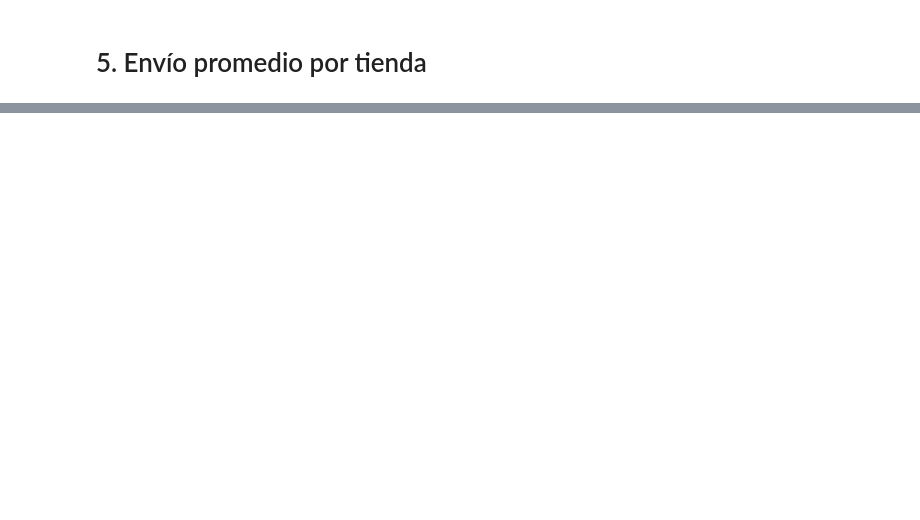
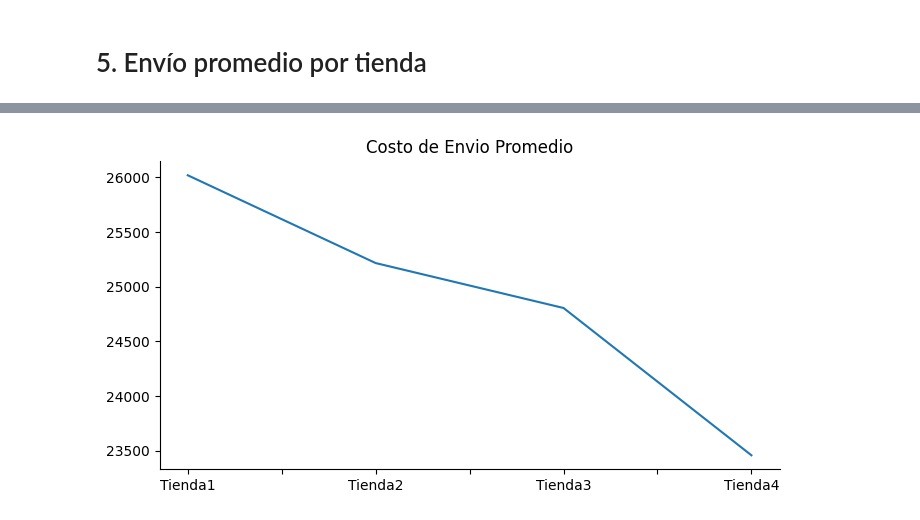
Before and after one commit to Yaaxek/Alura_Store, a Jupyter notebook: AluraStoreLatam.ipynb, the cells around one changed output, grey strips where cells are left out. Drawn from its saved outputs; the diff is of its cells as text; code cells hidden in the pictures; blank space fills up the shorter version.

```diff
--- a/AluraStoreLatam.ipynb
+++ b/AluraStoreLatam.ipynb
@@ -276,0 +304,6 @@ producto_max
+# %%
+envio=(tienda['Costo de envío'].mean(),tienda2['Costo de envío'].mean(),tienda3['Costo de envío'].mean(),tienda4['Costo de envío'].mean())
+envio=pd.DataFrame(envio)
+envio.rename(index={0:'Tienda1',1:'Tienda2',2:'Tienda3',3:'Tienda4'},inplace=True)
+envio.rename(columns={0:'Envio promedio'},inplace=True)
+envio.head()
@@ -276,0 +459,5 @@ producto_max
+# %%
+envio['Envio promedio'].plot(kind='line', figsize=(8, 4), title='Costo de Envio Promedio')
+plt.gca().spines[['top', 'right']].set_visible(False)
+# %% [output]
+[figure, added]
```
Also changed, not shown: parts of 30 cells of this notebook.
